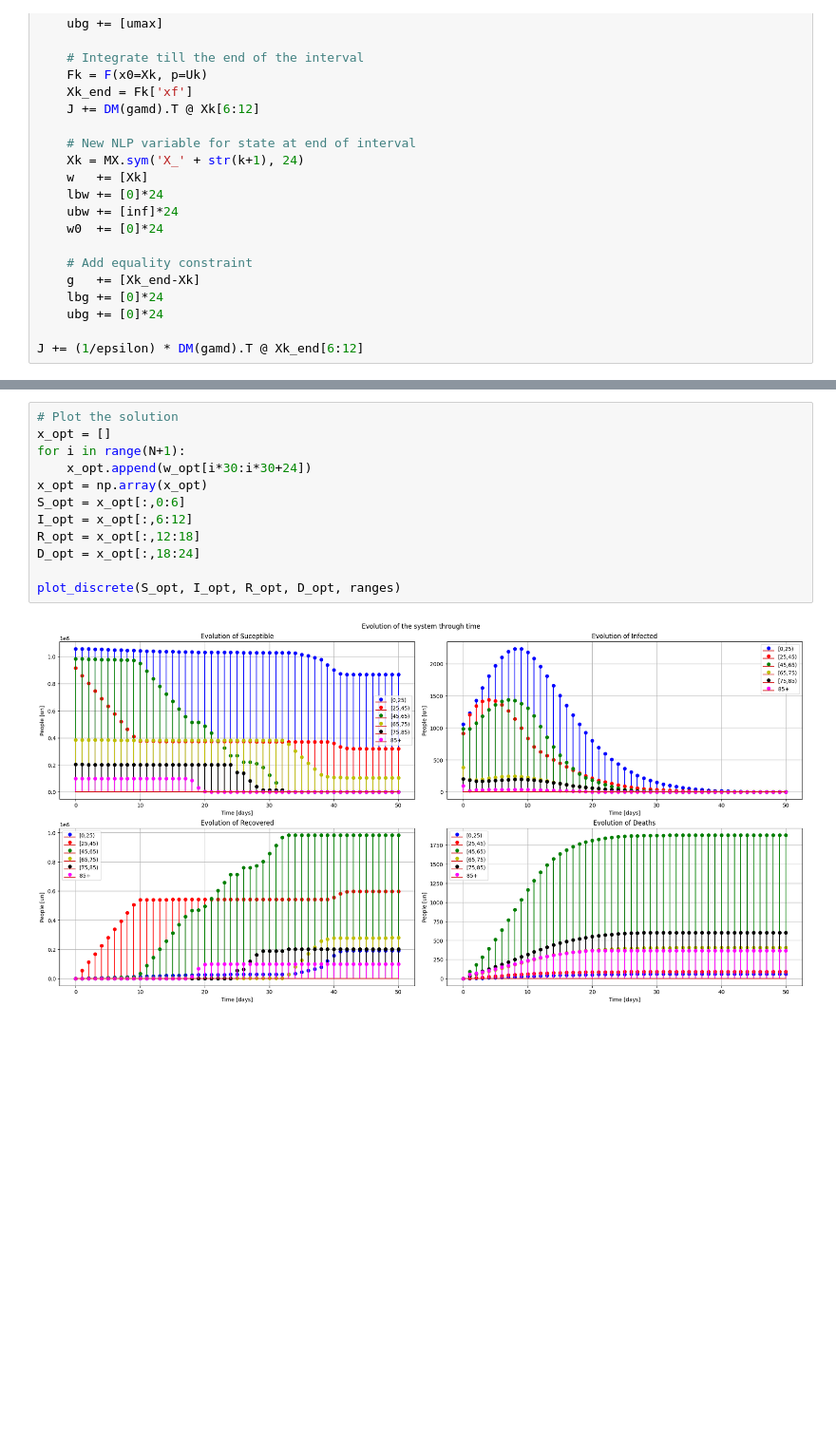
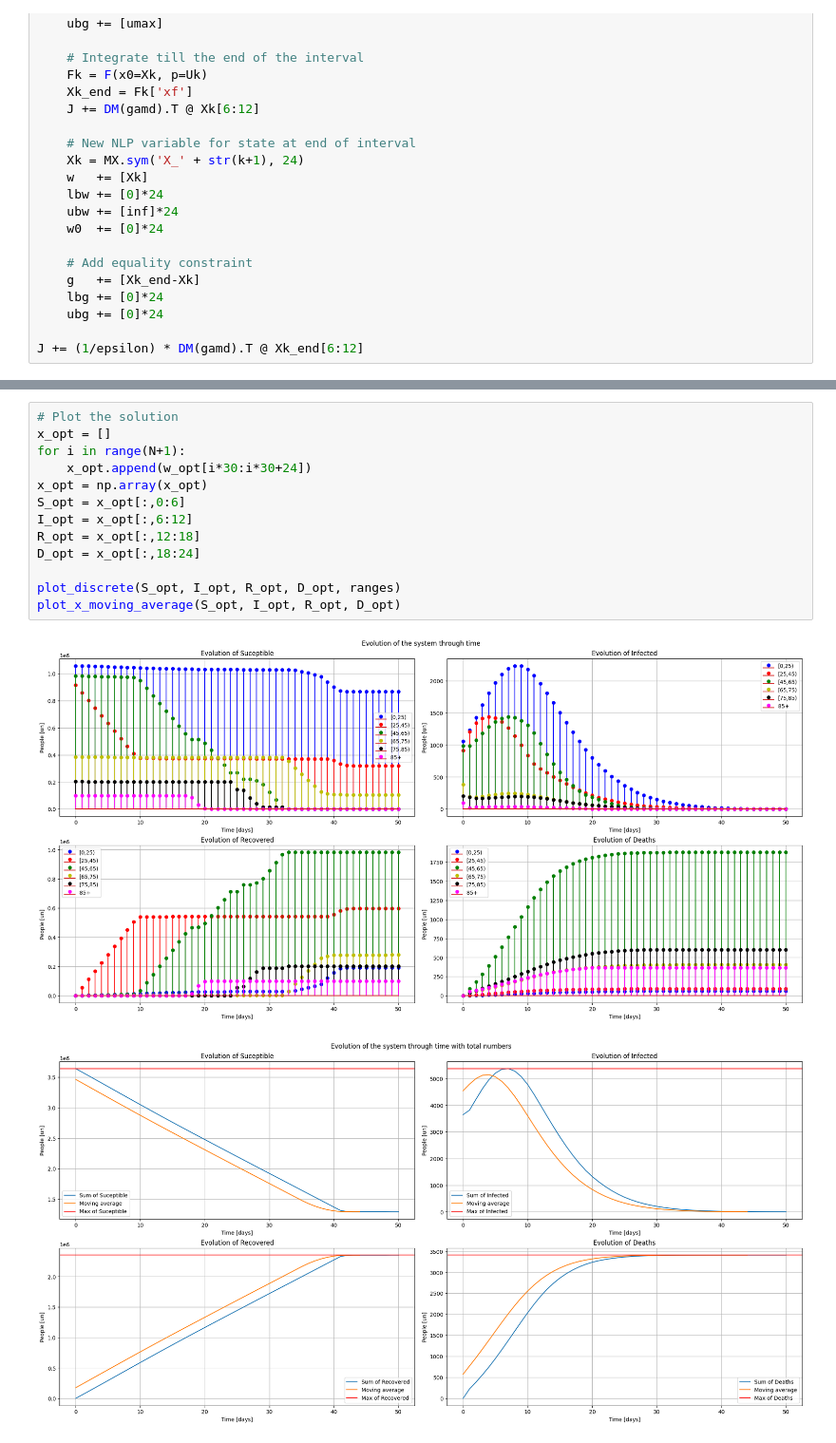
Before and after one commit to douglasmmachado/MPC, a Jupyter notebook: COVID-19.ipynb, the cells around one changed output, grey strips where cells are left out. Shown at 95% size. Cells and saved outputs as stored; diff of their text form; blank space fills up the shorter version.

```diff
--- a/COVID-19.ipynb
+++ b/COVID-19.ipynb
@@ -565,14 +568,16 @@ Number of nonzeros in Lagrangian Hessian.............:     1764
 # %%
 # Plot the solution
 x_opt = []
 for i in range(N+1):
     x_opt.append(w_opt[i*30:i*30+24])
 x_opt = np.array(x_opt)
 S_opt = x_opt[:,0:6]
 I_opt = x_opt[:,6:12]
 R_opt = x_opt[:,12:18]
 D_opt = x_opt[:,18:24]
 
 plot_discrete(S_opt, I_opt, R_opt, D_opt, ranges)
+plot_x_moving_average(S_opt, I_opt, R_opt, D_opt)
 # %% [output]
 [figure]
+[figure, added]
```
Also changed, not shown: parts of 6 cells of this notebook.
